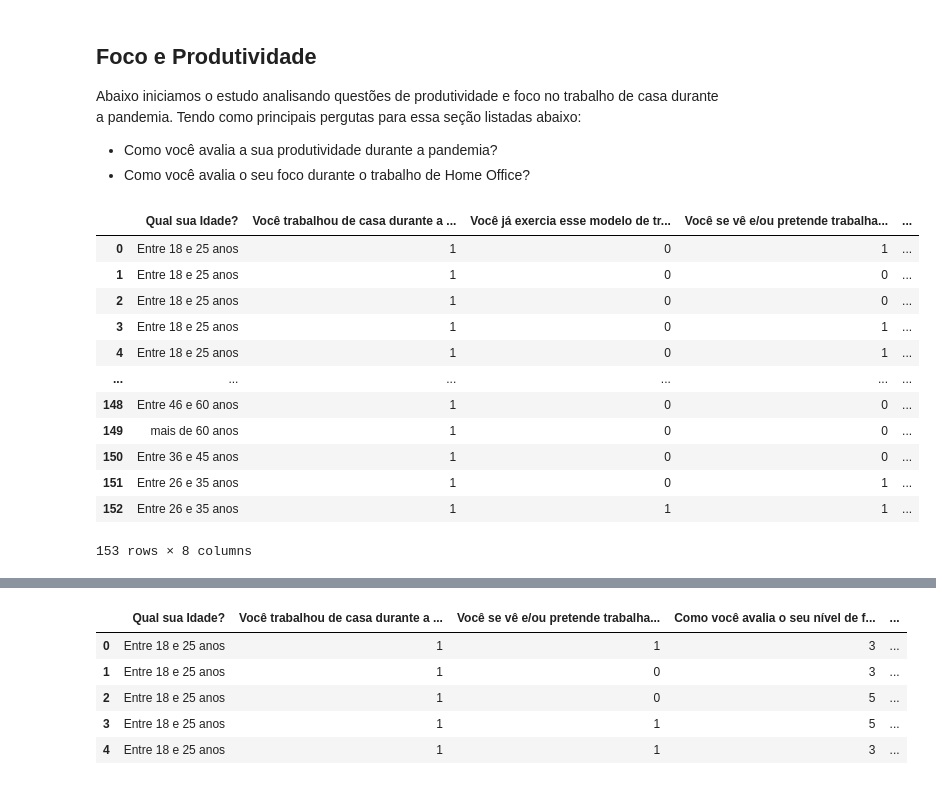
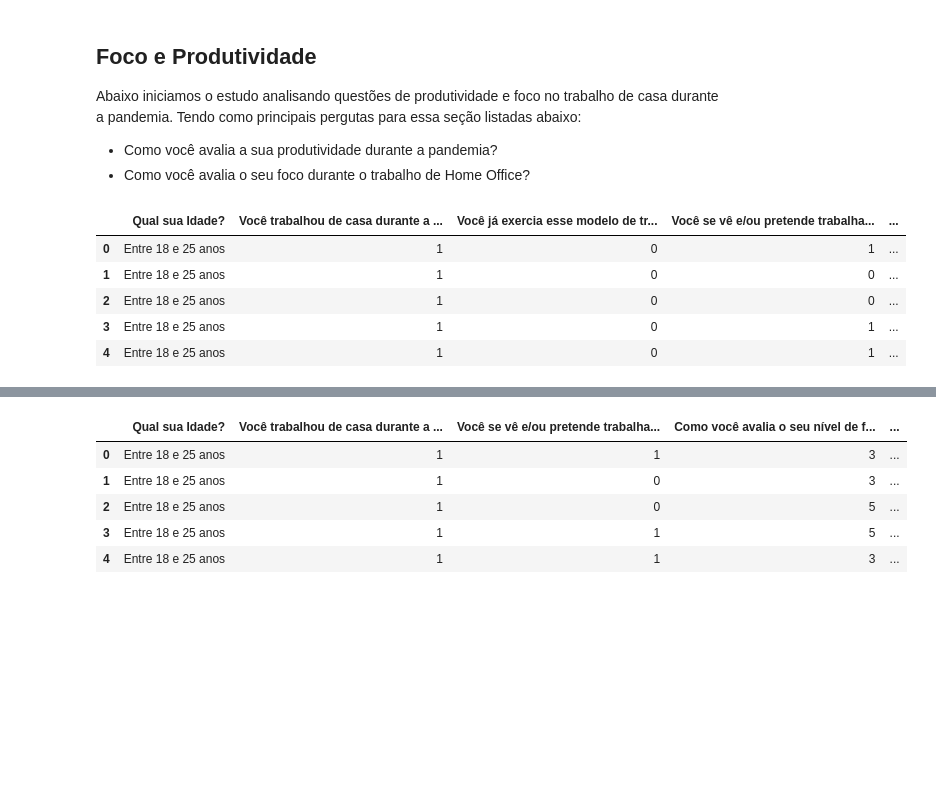
Before and after one commit to vittoria-thomasini/comportment-analytics-covid19, a Jupyter notebook: ProjetoCovid19.ipynb, the cells around one changed output, grey strips where cells are left out. Saved outputs shown, nothing was run; the diff lists cells and outputs as text; code cells hidden in the pictures; blank space fills up the shorter version.

```diff
--- a/ProjetoCovid19.ipynb
+++ b/ProjetoCovid19.ipynb
@@ -26,24 +26,17 @@ Abaixo iniciamos o estudo analisando questões de produtividade e foco no trabal
 # %%
 import matplotlib.pyplot as plt
 import pandas as pd
-plt.rcParams["figure.figsize"] = (10, 5)
+plt.rcParams["figure.figsize"] = (20, 5)
 respostas_teste_1 = 'https://github.com/vittoria-thomasini/comportment-analytics-covid19/blob/main/Planilhas/Foco.csv?raw=true'
-foco_df = pd.read_csv(respostas_teste_1, delimiter=';')
-foco_df = foco_df.replace('Sim', 1)
-foco_df = foco_df.replace('Não', 0)
-display(foco_df)
+dados_df = pd.read_csv(respostas_teste_1, delimiter=';')
+dados_df = dados_df.replace('Sim', 1)
+dados_df = dados_df.replace('Não', 0)
+dados_df.head()
 # %% [output]
 |  | Qual sua Idade? | Você trabalhou de casa durante a ... | Você já exercia esse modelo de tr... | Você se vê e/ou pretende trabalha... | ... |
 | 0 | Entre 18 e 25 anos | 1 | 0 | 1 | ... |
 | 1 | Entre 18 e 25 anos | 1 | 0 | 0 | ... |
 | 2 | Entre 18 e 25 anos | 1 | 0 | 0 | ... |
 | 3 | Entre 18 e 25 anos | 1 | 0 | 1 | ... |
 | 4 | Entre 18 e 25 anos | 1 | 0 | 1 | ... |
-| ... | ... | ... | ... | ... | ... |
-| 148 | Entre 46 e 60 anos | 1 | 0 | 0 | ... |
-| 149 | mais de 60 anos | 1 | 0 | 0 | ... |
-| 150 | Entre 36 e 45 anos | 1 | 0 | 0 | ... |
-| 151 | Entre 26 e 35 anos | 1 | 0 | 1 | ... |
-| 152 | Entre 26 e 35 anos | 1 | 1 | 1 | ... |
-153 rows × 8 columns
 # %%
```
Also changed, not shown: parts of 31 cells of this notebook.
